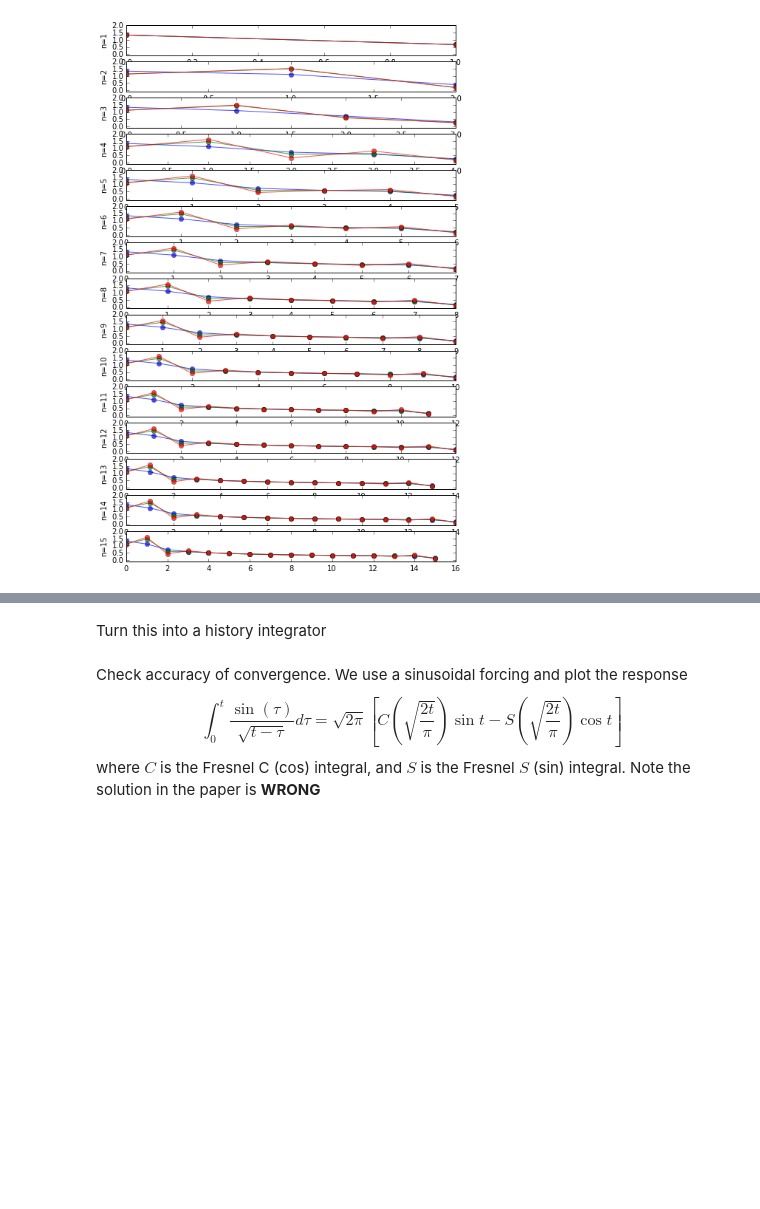
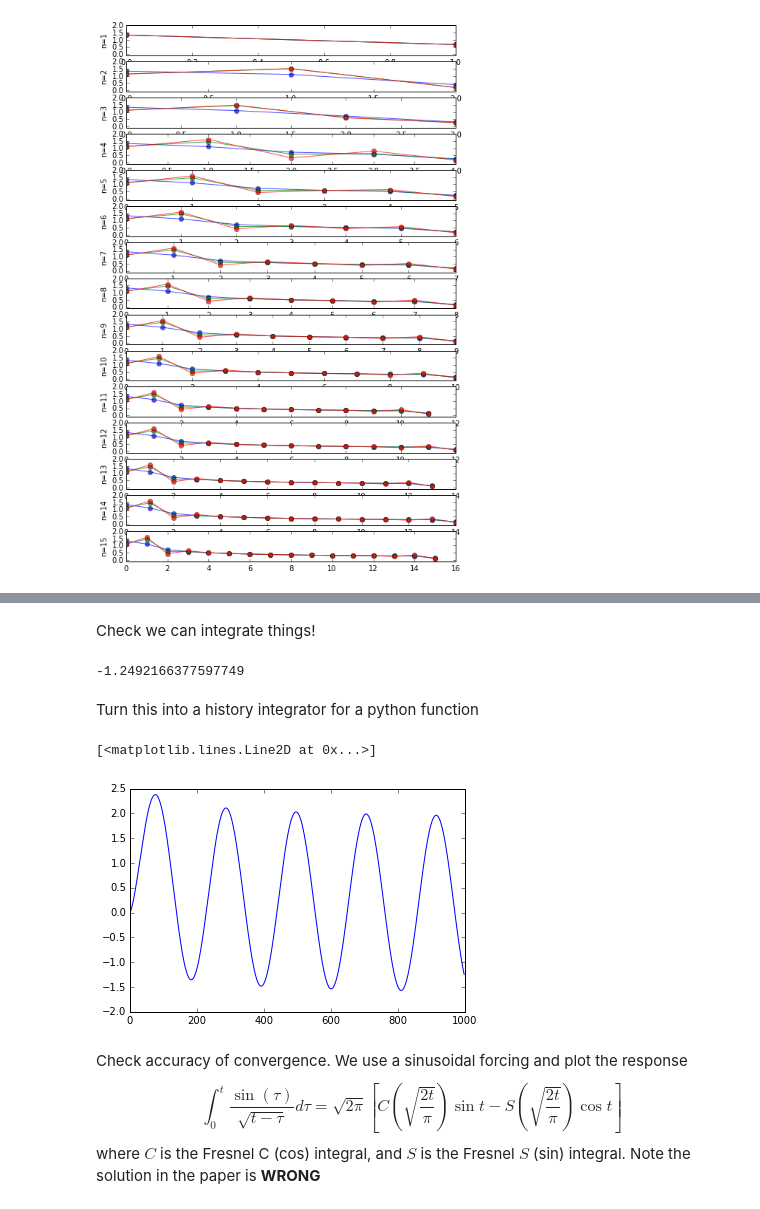
Before and after one commit to jesserobertson/maxr, a Jupyter notebook: jupyter/working.ipynb, the cells around one changed output, grey strips where cells are left out. Cells and saved outputs as stored; diff of their text form; code cells hidden in the pictures; blank space fills up the shorter version.

Commit message:
Fixing references, adding numpy dependency to history

```diff
--- a/jupyter/working.ipynb
+++ b/jupyter/working.ipynb
@@ -5,7 +5,7 @@ Check coefficients for integration schemes - they should all line up nicely for
 
 import numpy
 import matplotlib.pyplot as plt
-from maxr.integrator import coefficients
+from maxr.integrator import history
 
 n = 0
 f, axes = plt.subplots(15, 1)
@@ -13,7 +13,7 @@ for ax in axes:
     n += 1
     for order in (1, 2, 3):
         try:
-            ax.plot(coefficients(n, order=order), marker='o', alpha=0.7)
+            ax.plot(history.coefficients(n, order=order), marker='o', alpha=0.7)
         except ValueError:
             continue
     ax.set_ylim(-0.1, 2)
@@ -24,2 +29,8 @@ f.set_size_inches(8, 13)
+# %% [markdown]
+Check we can integrate things!
+# %%
+history.integrator(numpy.sin(ts), ts)
+# %% [output]
+-1.2492166377597749
 # %% [markdown]
-Turn this into a history integrator
+Turn this into a history integrator for a python function
@@ -35,3 +37,16 @@ def history_integral(f, ts, order=1):
+# %%
+def evaluate_history_integral(f, ts, order=1):
+    """ Evaluate the history integral for a given driving function f
+    """
+    return numpy.array([0] + [
+        history.integrator(f(ts[:idx+1]), ts[:idx+1], order=order)
+        for idx in range(1, len(ts))])
+# %%
+results = evaluate_history_integral(numpy.sin, ts)
+plt.plot(results)
+# %% [output]
+[<matplotlib.lines.Line2D at 0x...>]
+[figure, added]
 # %% [markdown]
 Check accuracy of convergence. We use a sinusoidal forcing and plot the response
 $$
```
Also changed, not shown: parts of 6 cells of this notebook, 1 other file.
